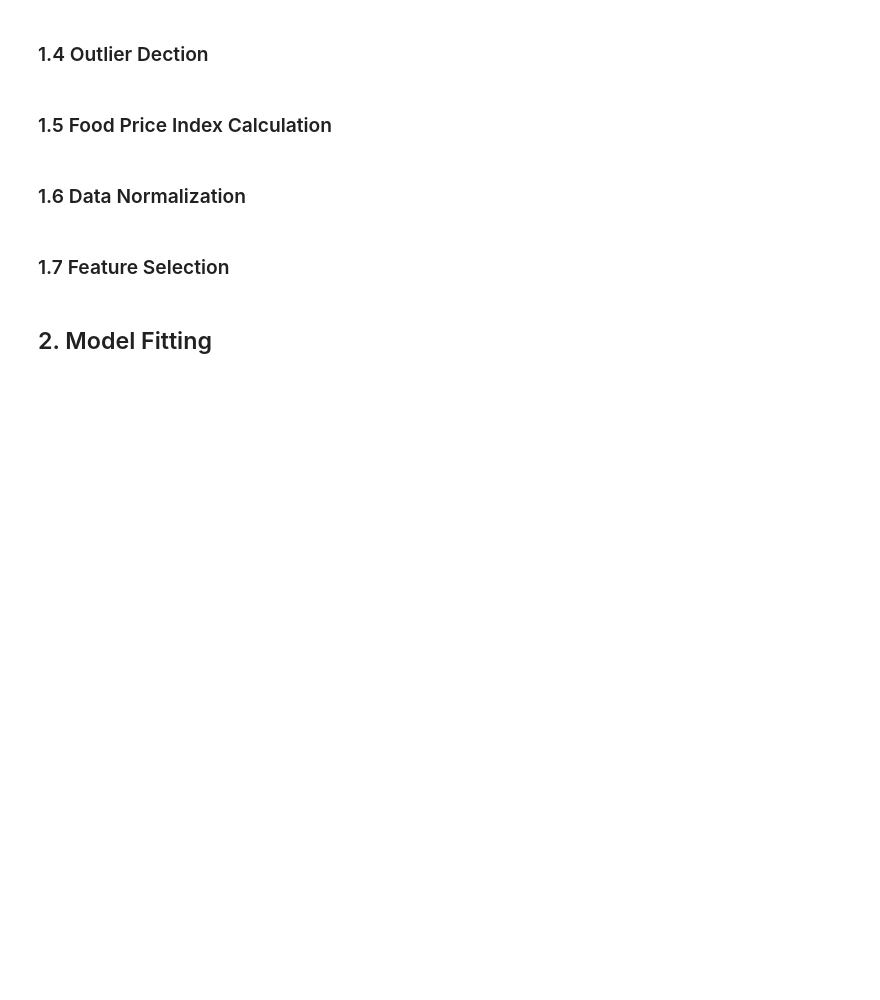
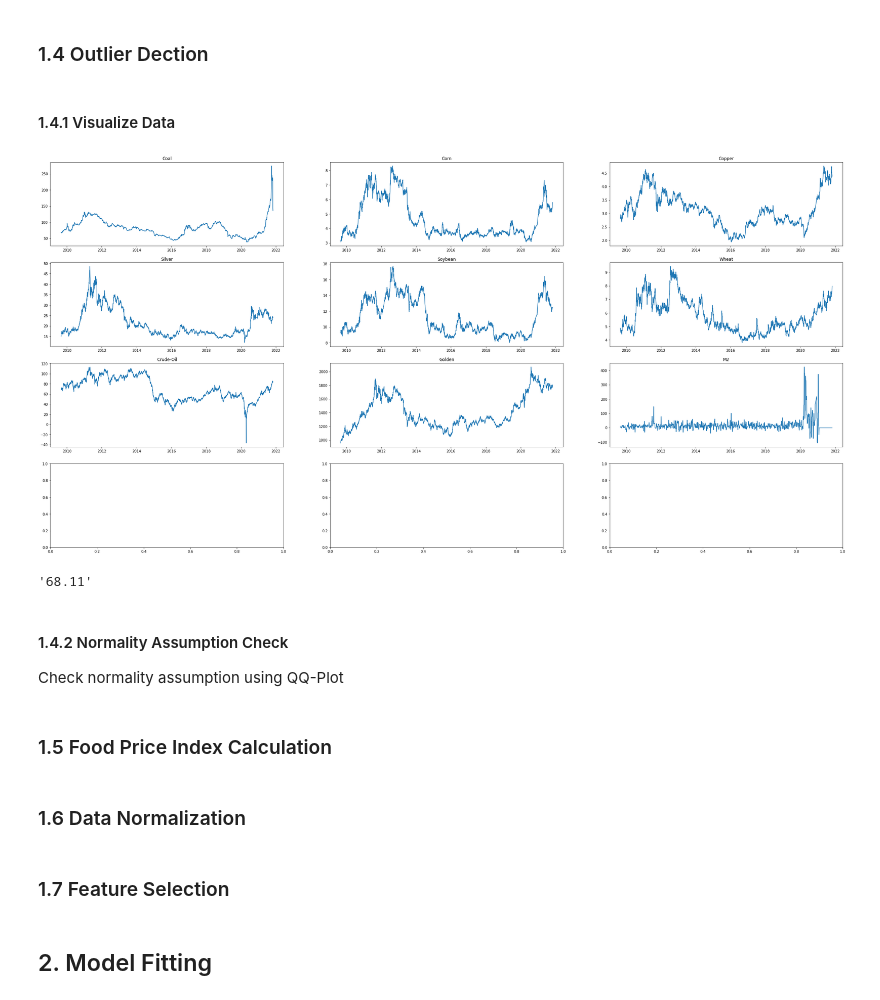
Before and after one commit to Shunian-Chen/AIPI510-Project, a Jupyter notebook: Food_price_prediction.ipynb, the cells around one changed output. Drawn from its saved outputs; the diff is of its cells as text; code cells hidden in the pictures; blank space fills up the shorter version.

```diff
--- a/Food_price_prediction.ipynb
+++ b/Food_price_prediction.ipynb
@@ -172,5 +179,25 @@ combo_data.dropna(axis = 0, how = 'any')
 # %% [markdown]
 ### 1.4 Outlier Dection
+# %% [markdown]
+#### 1.4.1 Visualize Data
+# %%
+num = len(combo_data.columns)
+fig, ax = plt.subplots(num//3 + 1, 3, figsize = (40, 20))
+
+for i, sig in enumerate(combo_data.columns):
+  axis = ax[i//3, i%3]
+  axis.plot(combo_data[sig])
+  axis.set_title(sig)
+plt.show()
+# %% [output]
+[figure, added]
+# %%
+combo_data["Crude-Oil"][0]
+# %% [output]
+'68.11'
+# %% [markdown]
+#### 1.4.2 Normality Assumption Check
+Check normality assumption using QQ-Plot
 # %% [markdown]
 ### 1.5 Food Price Index Calculation
 # %% [markdown]
```
Also changed, not shown: parts of 9 cells of this notebook.
